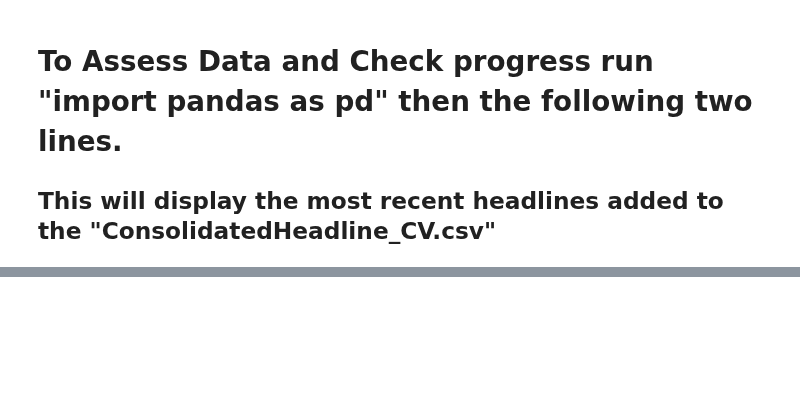
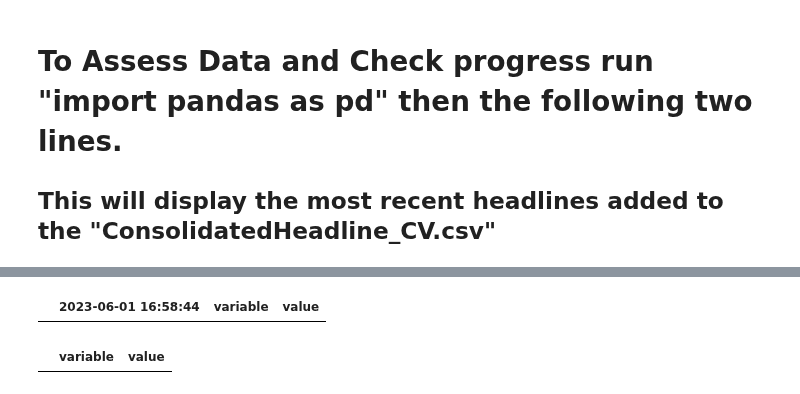
Before and after one commit to ChrisVerg/SmartInvest, a Jupyter notebook: Notebooks/Working Copy_Automated_Chris_SmarInvestWebScrape.ipynb, the cells around one changed output, grey strips where cells are left out. Cells and saved outputs as stored; diff of their text form; code cells hidden in the pictures; blank space fills up the shorter version.

```diff
--- a/Notebooks/Working Copy_Automated_Chris_SmarInvestWebScrape.ipynb
+++ b/Notebooks/Working Copy_Automated_Chris_SmarInvestWebScrape.ipynb
@@ -135,0 +199,4 @@ test.tail(10)
+# %%
+long_data
+# %% [output]
+|  | 2023-06-01 16:58:44 | variable | value |
@@ -135,0 +205,4 @@ test.tail(10)
+# %%
+flip.head()
+# %% [output]
+|  | variable | value |
```
Also changed, not shown: parts of 9 cells of this notebook, 7 other files.
